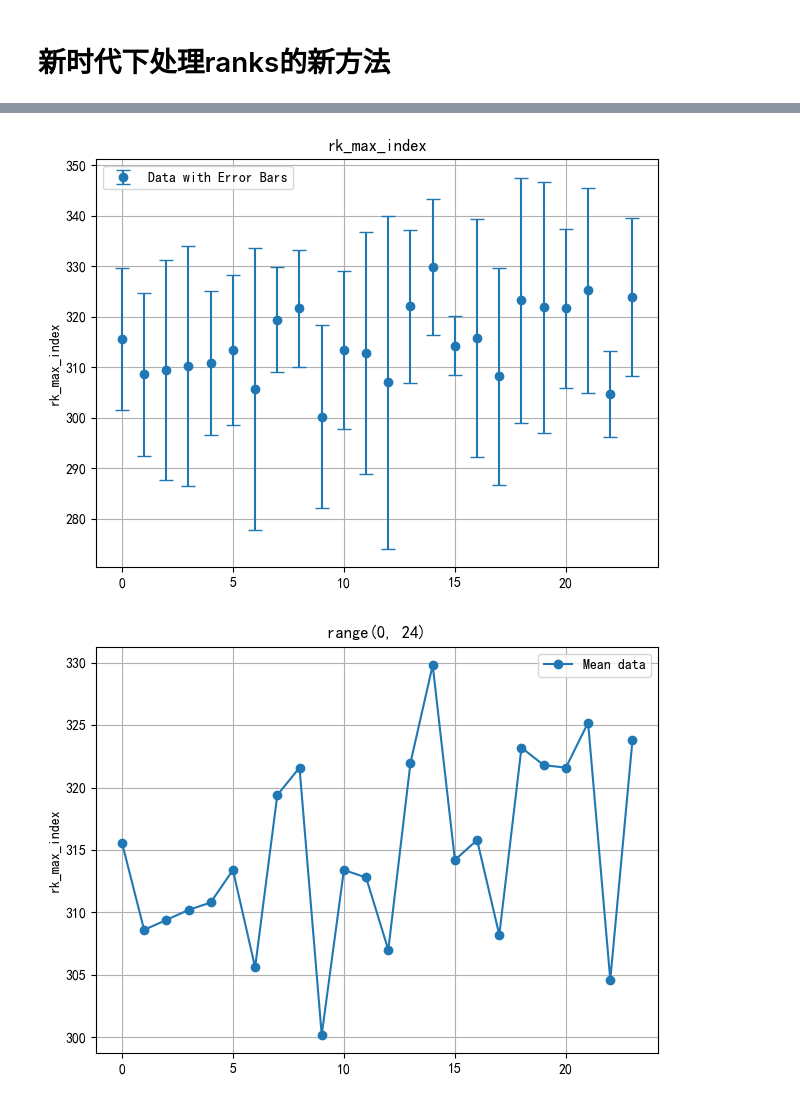
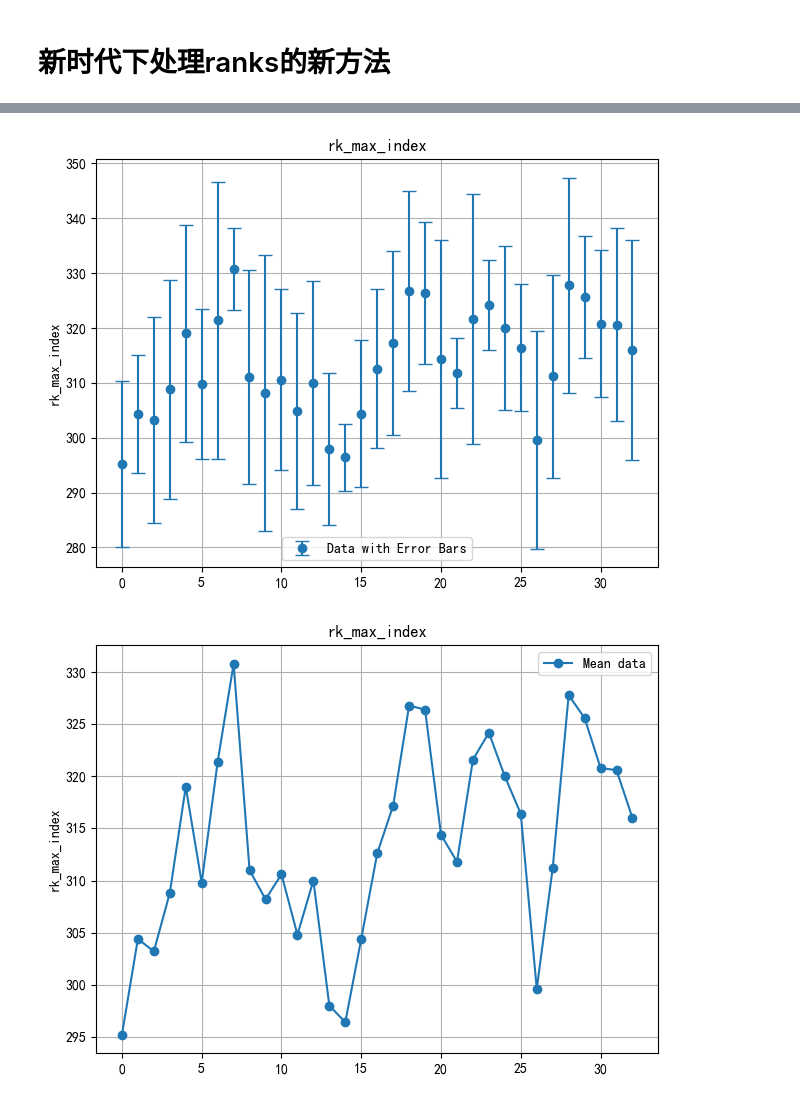
Before and after one commit to a-green-hand-jack/Benign-Overfitting, a Jupyter notebook: Success/Mix-up/new_ranks.ipynb, the cells around one changed output, grey strips where cells are left out. Cells and saved outputs as stored; diff of their text form; code cells hidden in the pictures.

Commit message:
✨ feat(mix-up,λ，ranks，range): 修改考察范围，修改λ的定义方法
λ=range(0.0,0.99,0.03)+random(λ)；修改了绘图程序，实现了一次性出图。

```diff
--- a/Success/Mix-up/new_ranks.ipynb
+++ b/Success/Mix-up/new_ranks.ipynb
@@ -34,9 +31,9 @@ from torchvision.datasets import CIFAR10
 import numpy as np
 import os
 # 指定存储图像的目录
-output_dir = 'Ranks-alpha-uniform-Cos/csv'
-csv_folder = r'Ranks-alpha-uniform-Cos\\csv'
-img_dir = 'Ranks-alpha/img'
+output_dir = 'Ranks-alpha-uniform-Cos-big/csv'
+csv_folder = r'Ranks-alpha-uniform-Cos-big\\csv'
+img_dir = 'Ranks-alpha-uniform-Cos-big/img'
 
 # 如果目录不存在，创建它
 if not os.path.exists(output_dir):
@@ -46,16 +43,9 @@ import pandas as pd
 
 # 设置设备
 device_cuda = torch.device("cuda" if torch.cuda.is_available() else "cpu")
-min_angle_list = range(-30,1,1)
-i = 1
-# 创建0到0.5范围内的数组，步长为0.05
-my_list_1 = np.arange(0, 0.5, 0.05)
+i = 0
+alpha_list = np.arange(0.0, 0.99, 0.03)
 
-# 创建0.5到1.0范围内的数组，步长为0.1
-my_list_2 = np.arange(0.5, 1.1, 0.1)
-
-# 合并两个数组
-alpha_list = np.concatenate((my_list_1, my_list_2))
 # aplpha_list = [round(x, 2) for x in my_list]
 for alpha in alpha_list:
     file_name = alpha
@@ -131,9 +121,9 @@ result_data = calculate_mean_and_variance(csv_folder)
 # %%
 columns_to_plot = ["rk_max_index", "rk_max_value", "value_Rk_index_max_rk", "r0"]
 for i, ranks in tqdm(enumerate(result_data)):
 
     scatter_plot_with_error_bars(data=ranks, y_label=columns_to_plot[i], title=f'{columns_to_plot[i]}',img_folder = f'{img_dir}\\bar')
-    scatter_plot_mean(x_data=range(len(ranks)), data=ranks, y_label=columns_to_plot[i],img_folder = f'{img_dir}\mean', plot=True)
+    scatter_plot_mean(x_data=range(len(ranks)), data=ranks, y_label=columns_to_plot[i],img_folder = f'{img_dir}\\mean', plot=True,title=f'{columns_to_plot[i]}')
 # %% [output]
-[figure, old version]
+[figure, new version]
-[figure, old version]
+[figure, new version]
```
Also changed, not shown: parts of 4 cells of this notebook, 7 other files.
